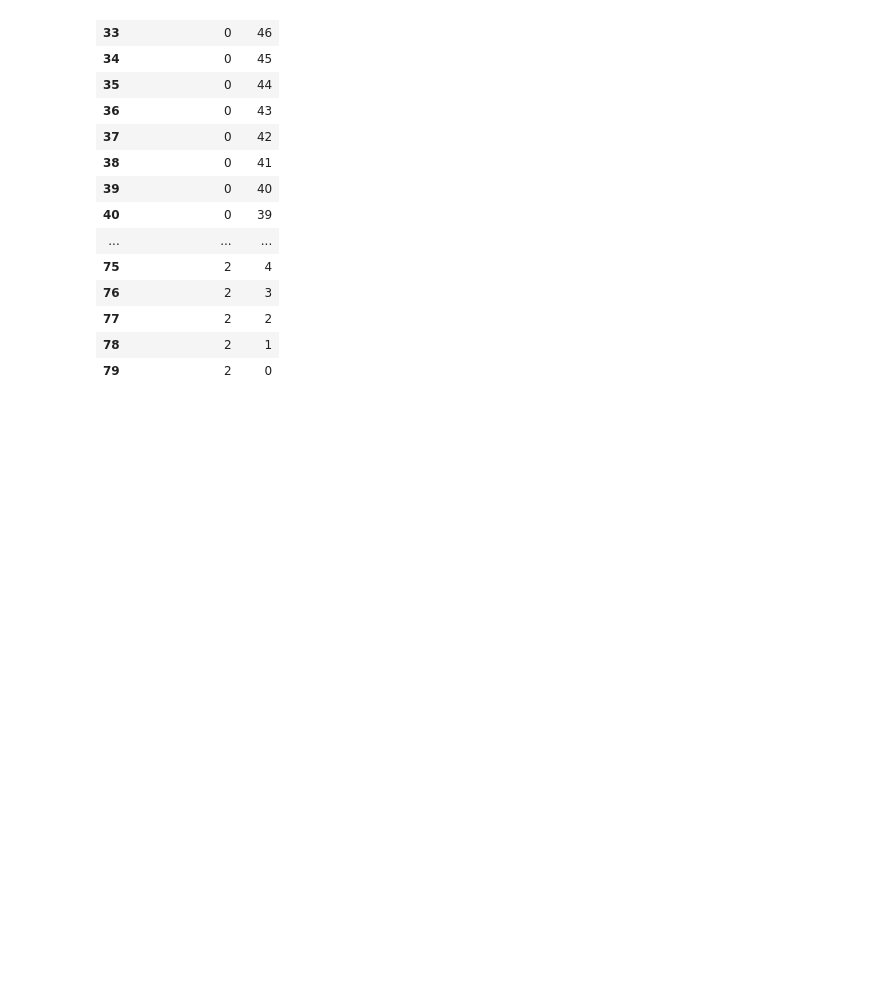
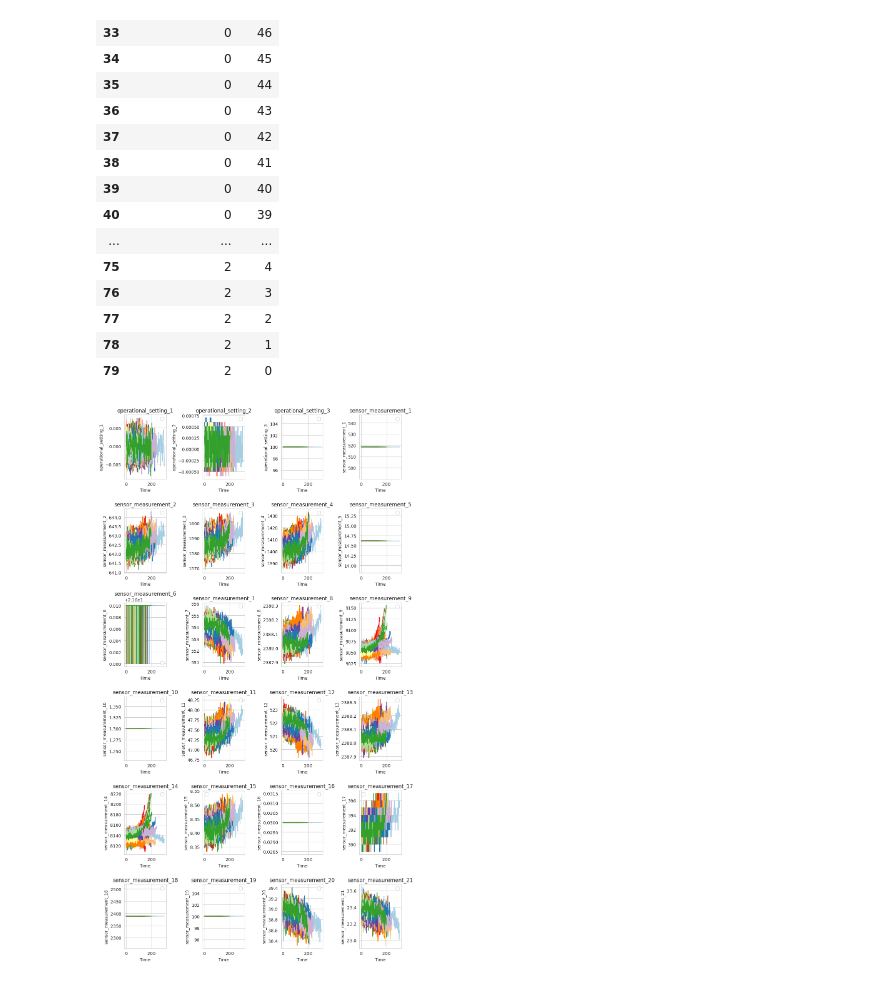
Before and after one commit to AmadejTratnik/c-mapss, a Jupyter notebook: Untitled.ipynb, the cells around one changed output. Saved outputs shown, nothing was run; the diff lists cells and outputs as text; code cells hidden in the pictures; blank space fills up the shorter version.

Commit message:
Updated eda image

```diff
--- a/Untitled.ipynb
+++ b/Untitled.ipynb
@@ -120,23 +105,24 @@ plt.show()
 # %% [output]
 [figure]
 # %%
-numeric_columns = [col for col in df.columns if df[col].dtype != 'object' and col not in ['unit_number', 'time', 'max_time', 'RUL']]
+def plot_eda(df):
+    numeric_columns = [col for col in df.columns if df[col].dtype != 'object' and col not in ['unit_number', 'time', 'max_time', 'RUL','fault_detected']]
 
-num_cols = 3
-num_rows = (len(numeric_columns) - 1) // num_cols + 1
+    num_cols = 4
+    num_rows = (len(numeric_columns) - 1) // num_cols + 1
 
-fig, axes = plt.subplots(num_rows, num_cols, figsize=(10, 3*num_rows))
+    fig, axes = plt.subplots(num_rows, num_cols, figsize=(10, 3*num_rows))
 
-axes = axes.flatten()
+    axes = axes.flatten()
 
-# Plot each numeric column
-for i, col in enumerate(numeric_columns):
-    sns.lineplot(data=df, x='time', y=col, hue='unit_number', palette='Paired', ax=axes[i])
-    axes[i].set_title(col)
-    axes[i].set_xlabel('Time')
-    axes[i].set_ylabel(col)
-    axes[i].legend([])  # Disable legend
+    # Plot each numeric column
+    for i, col in enumerate(numeric_columns):
+        sns.lineplot(data=df, x='time', y=col, hue='unit_number', palette='Paired', ax=axes[i])
+        axes[i].set_title(col)
+        axes[i].set_xlabel('Time')
+        axes[i].set_ylabel(col)
+        axes[i].legend([])  # Disable legend
 
-plt.tight_layout()
+    plt.tight_layout()
 
-plt.savefig("app/assets/eda.png")
+    plt.savefig("app/assets/eda.png")
@@ -181,3 +165,7 @@ df[df['unit_number'] == 2][['fault_detected','RUL']]
 | 77 | 2 | 2 |
 | 78 | 2 | 1 |
 | 79 | 2 | 0 |
+# %%
+plot_eda(df)
+# %% [output]
+[figure, added]
```
Also changed, not shown: parts of 2 cells of this notebook, 1 other file.
